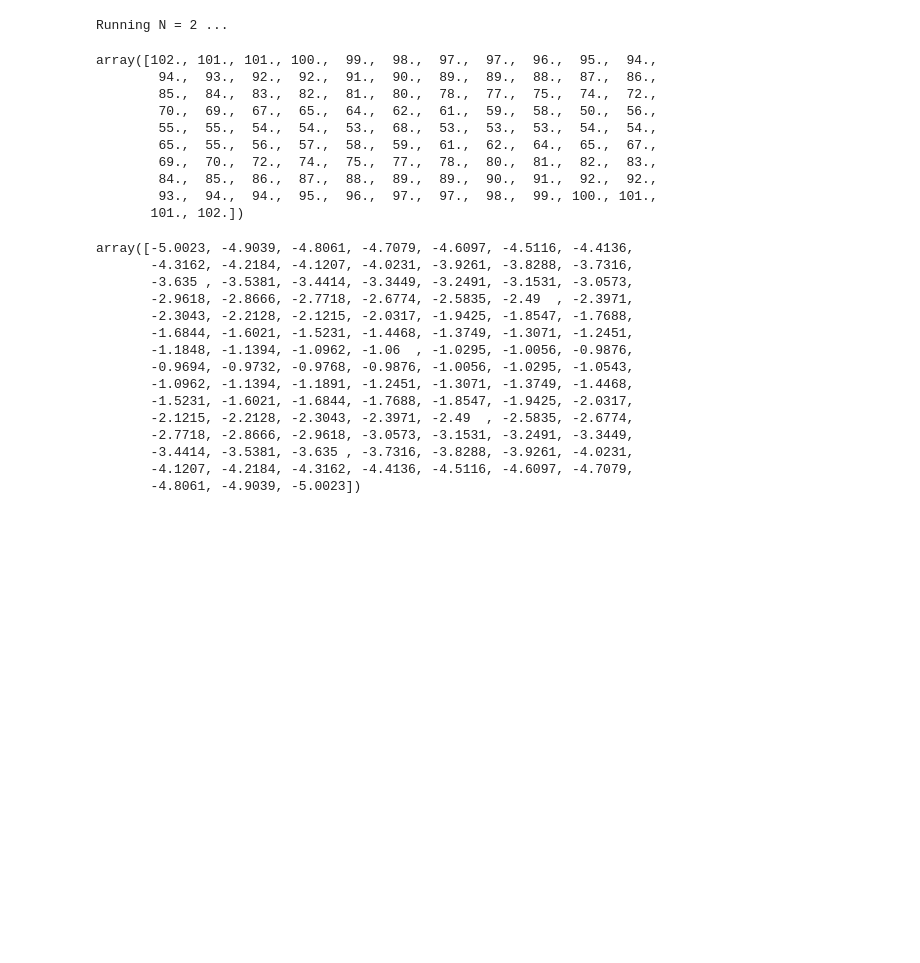
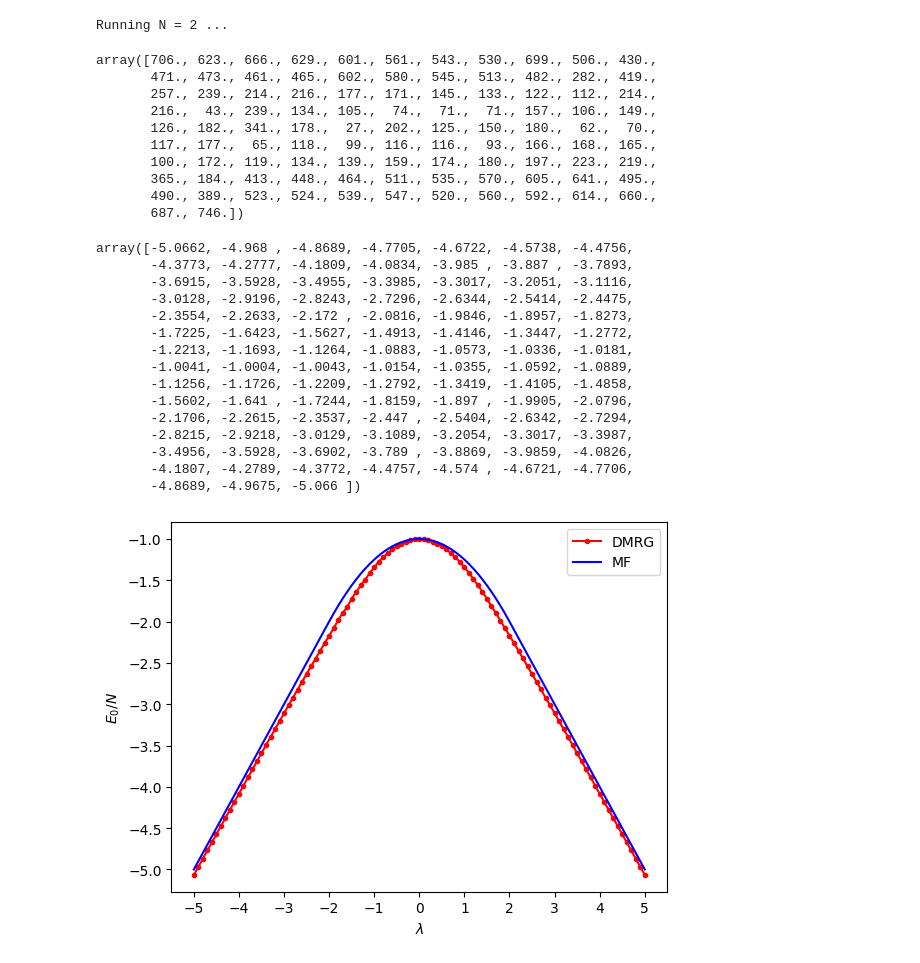
Before and after one commit to jchryssanthacopoulos/quantum_information, a Jupyter notebook: assignment_8/src/plot_dmrg_ising.ipynb, the cells around one changed output. Drawn from its saved outputs; the diff is of its cells as text; code cells hidden in the pictures; blank space fills up the shorter version.

```diff
--- a/assignment_8/src/plot_dmrg_ising.ipynb
+++ b/assignment_8/src/plot_dmrg_ising.ipynb
@@ -29,9 +29,10 @@ max_iterations[:] = np.nan
 # %%
 for i in range(len(N)):
     print(f"Running N = {N[i]} ...")
+
     for j in range(len(lam)):
         output = subprocess.run(
-            [program, "--N", str(N[i]), "--lambda", str(lam[j]), "--max_iter", str(500), "--thres", str(0.0005)],
+            [program, "--N", str(N[i]), "--lambda", str(lam[j]), "--max_iter", str(1000), "--thres", str(0.000005)],
             stdout=subprocess.PIPE,
             encoding="ascii"
         )
@@ -48,33 +49,42 @@ Running N = 2 ...
 # %%
 max_iterations[0]
 # %% [output]
-array([102., 101., 101., 100.,  99.,  98.,  97.,  97.,  96.,  95.,  94.,
-        94.,  93.,  92.,  92.,  91.,  90.,  89.,  89.,  88.,  87.,  86.,
-        85.,  84.,  83.,  82.,  81.,  80.,  78.,  77.,  75.,  74.,  72.,
-        70.,  69.,  67.,  65.,  64.,  62.,  61.,  59.,  58.,  50.,  56.,
-        55.,  55.,  54.,  54.,  53.,  68.,  53.,  53.,  53.,  54.,  54.,
-        65.,  55.,  56.,  57.,  58.,  59.,  61.,  62.,  64.,  65.,  67.,
-        69.,  70.,  72.,  74.,  75.,  77.,  78.,  80.,  81.,  82.,  83.,
-        84.,  85.,  86.,  87.,  88.,  89.,  89.,  90.,  91.,  92.,  92.,
-        93.,  94.,  94.,  95.,  96.,  97.,  97.,  98.,  99., 100., 101.,
-       101., 102.])
+array([706., 623., 666., 629., 601., 561., 543., 530., 699., 506., 430.,
+       471., 473., 461., 465., 602., 580., 545., 513., 482., 282., 419.,
+       257., 239., 214., 216., 177., 171., 145., 133., 122., 112., 214.,
+       216.,  43., 239., 134., 105.,  74.,  71.,  71., 157., 106., 149.,
+       126., 182., 341., 178.,  27., 202., 125., 150., 180.,  62.,  70.,
+       117., 177.,  65., 118.,  99., 116., 116.,  93., 166., 168., 165.,
+       100., 172., 119., 134., 139., 159., 174., 180., 197., 223., 219.,
+       365., 184., 413., 448., 464., 511., 535., 570., 605., 641., 495.,
+       490., 389., 523., 524., 539., 547., 520., 560., 592., 614., 660.,
+       687., 746.])
 # %%
 gs_energy[0]
 # %% [output]
-array([-5.0023, -4.9039, -4.8061, -4.7079, -4.6097, -4.5116, -4.4136,
-       -4.3162, -4.2184, -4.1207, -4.0231, -3.9261, -3.8288, -3.7316,
-       -3.635 , -3.5381, -3.4414, -3.3449, -3.2491, -3.1531, -3.0573,
-       -2.9618, -2.8666, -2.7718, -2.6774, -2.5835, -2.49  , -2.3971,
-       -2.3043, -2.2128, -2.1215, -2.0317, -1.9425, -1.8547, -1.7688,
-       -1.6844, -1.6021, -1.5231, -1.4468, -1.3749, -1.3071, -1.2451,
-       -1.1848, -1.1394, -1.0962, -1.06  , -1.0295, -1.0056, -0.9876,
-       -0.9694, -0.9732, -0.9768, -0.9876, -1.0056, -1.0295, -1.0543,
-       -1.0962, -1.1394, -1.1891, -1.2451, -1.3071, -1.3749, -1.4468,
-       -1.5231, -1.6021, -1.6844, -1.7688, -1.8547, -1.9425, -2.0317,
-       -2.1215, -2.2128, -2.3043, -2.3971, -2.49  , -2.5835, -2.6774,
-       -2.7718, -2.8666, -2.9618, -3.0573, -3.1531, -3.2491, -3.3449,
-       -3.4414, -3.5381, -3.635 , -3.7316, -3.8288, -3.9261, -4.0231,
-       -4.1207, -4.2184, -4.3162, -4.4136, -4.5116, -4.6097, -4.7079,
-       -4.8061, -4.9039, -5.0023])
+array([-5.0662, -4.968 , -4.8689, -4.7705, -4.6722, -4.5738, -4.4756,
+       -4.3773, -4.2777, -4.1809, -4.0834, -3.985 , -3.887 , -3.7893,
+       -3.6915, -3.5928, -3.4955, -3.3985, -3.3017, -3.2051, -3.1116,
+       -3.0128, -2.9196, -2.8243, -2.7296, -2.6344, -2.5414, -2.4475,
+       -2.3554, -2.2633, -2.172 , -2.0816, -1.9846, -1.8957, -1.8273,
+       -1.7225, -1.6423, -1.5627, -1.4913, -1.4146, -1.3447, -1.2772,
+       -1.2213, -1.1693, -1.1264, -1.0883, -1.0573, -1.0336, -1.0181,
+       -1.0041, -1.0004, -1.0043, -1.0154, -1.0355, -1.0592, -1.0889,
+       -1.1256, -1.1726, -1.2209, -1.2792, -1.3419, -1.4105, -1.4858,
+       -1.5602, -1.641 , -1.7244, -1.8159, -1.897 , -1.9905, -2.0796,
+       -2.1706, -2.2615, -2.3537, -2.447 , -2.5404, -2.6342, -2.7294,
+       -2.8215, -2.9218, -3.0129, -3.1089, -3.2054, -3.3017, -3.3987,
+       -3.4956, -3.5928, -3.6902, -3.789 , -3.8869, -3.9859, -4.0826,
+       -4.1807, -4.2789, -4.3772, -4.4757, -4.574 , -4.6721, -4.7706,
+       -4.8689, -4.9675, -5.066 ])
 # %%
 mf_gs_energy = [mean_field_energy_density(l) for l in lam]
+# %%
+plt.plot(lam, gs_energy[0], "r.-", label="DMRG")
+plt.plot(lam, mf_gs_energy, "b-", label="MF")
+plt.xlabel("$\lambda$")
+plt.ylabel("$E_0/N$")
+plt.xticks(np.arange(-5, 6, 1))
+plt.legend()
+# %% [output]
+[figure, added]
```
Also changed, not shown: parts of 6 cells of this notebook, 6 other files.
